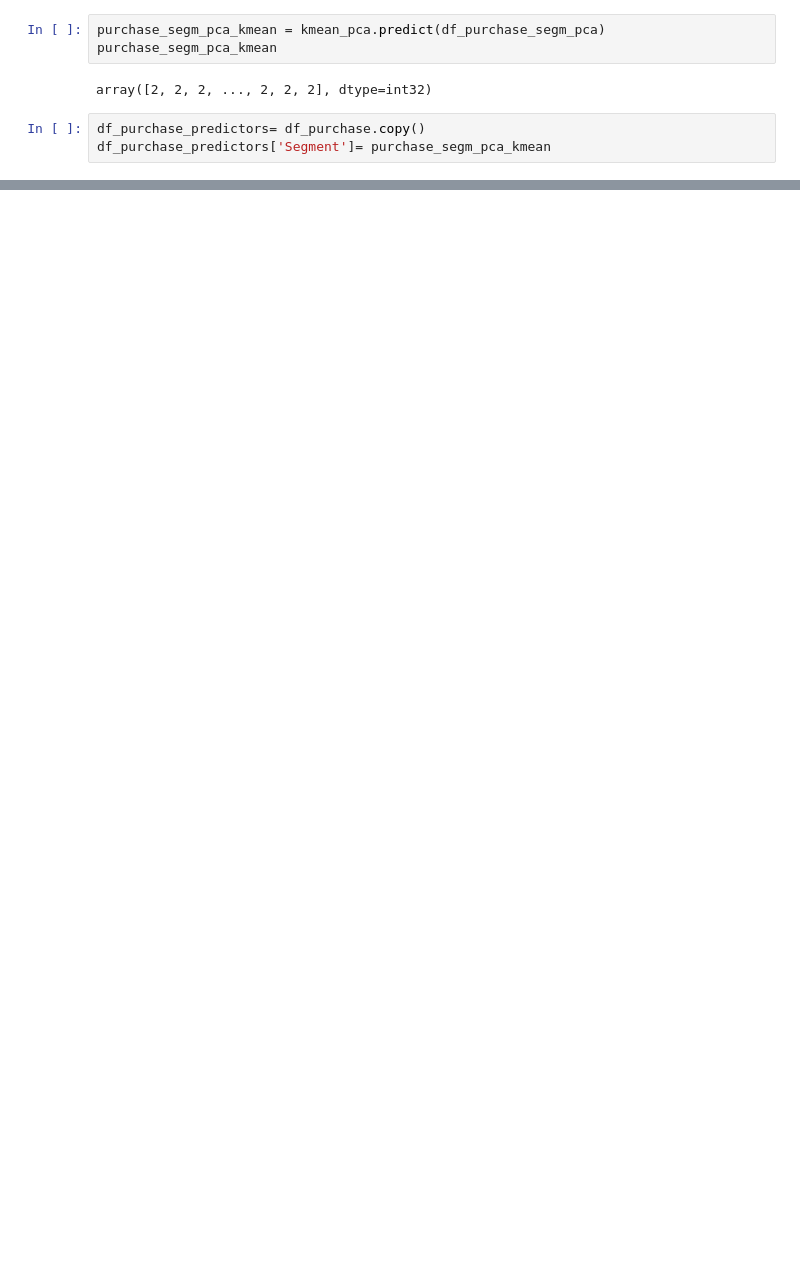
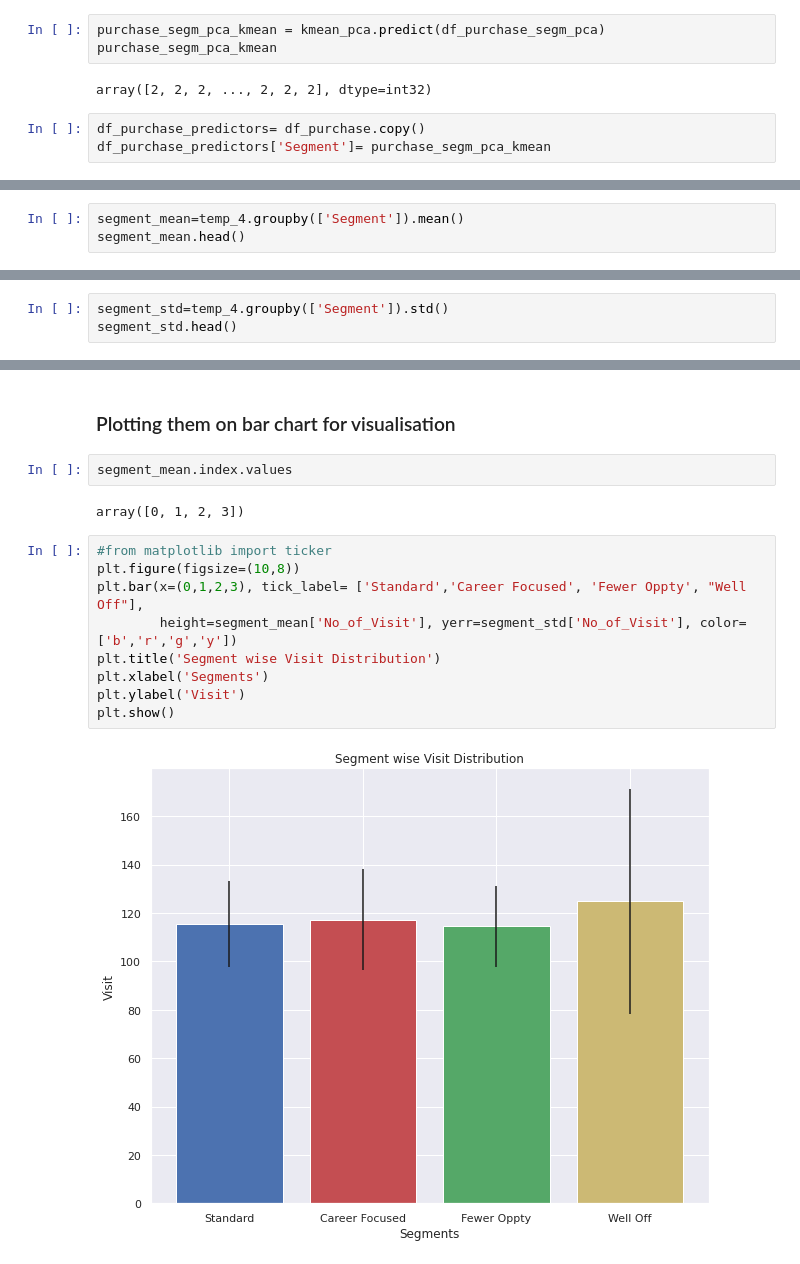
Before and after one commit to rajeevak40/Retail_Analytics, a Jupyter notebook: Purchase_Analytics.ipynb, the cells around one changed output, grey strips where cells are left out. Cells and saved outputs as stored; diff of their text form; blank space fills up the shorter version.

```diff
--- a/Purchase_Analytics.ipynb
+++ b/Purchase_Analytics.ipynb
@@ -108,0 +197,3 @@ df_purchase_predictors.head()
+# %%
+segment_mean=temp_4.groupby(['Segment']).mean()
+segment_mean.head()
@@ -108,0 +207,3 @@ df_purchase_predictors.head()
+# %%
+segment_std=temp_4.groupby(['Segment']).std()
+segment_std.head()
@@ -108,0 +217,17 @@ df_purchase_predictors.head()
+# %% [markdown]
+### Plotting them on bar chart for visualisation
+# %%
+segment_mean.index.values
+# %% [output]
+array([0, 1, 2, 3])
+# %%
+#from matplotlib import ticker
+plt.figure(figsize=(10,8))
+plt.bar(x=(0,1,2,3), tick_label= ['Standard','Career Focused', 'Fewer Oppty', "Well Off"],
+        height=segment_mean['No_of_Visit'], yerr=segment_std['No_of_Visit'], color=['b','r','g','y'])
+plt.title('Segment wise Visit Distribution')
+plt.xlabel('Segments')
+plt.ylabel('Visit')
+plt.show()
+# %% [output]
+[figure, added]
```
Also changed, not shown: parts of 29 cells of this notebook.
